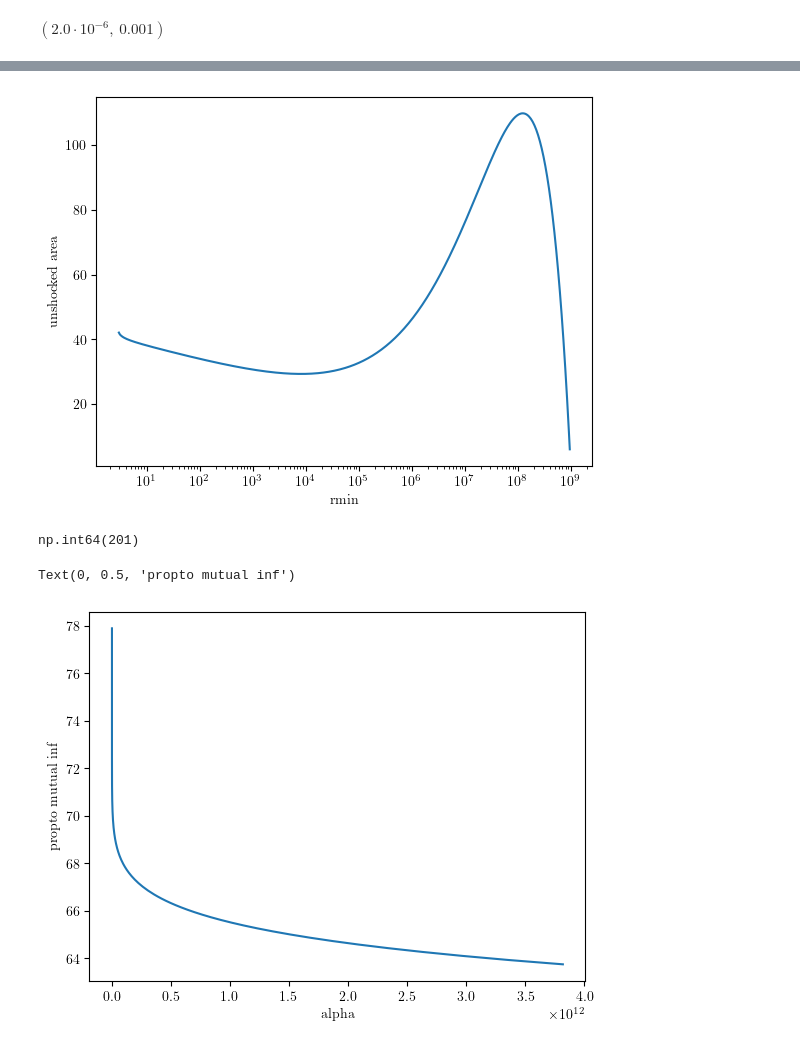
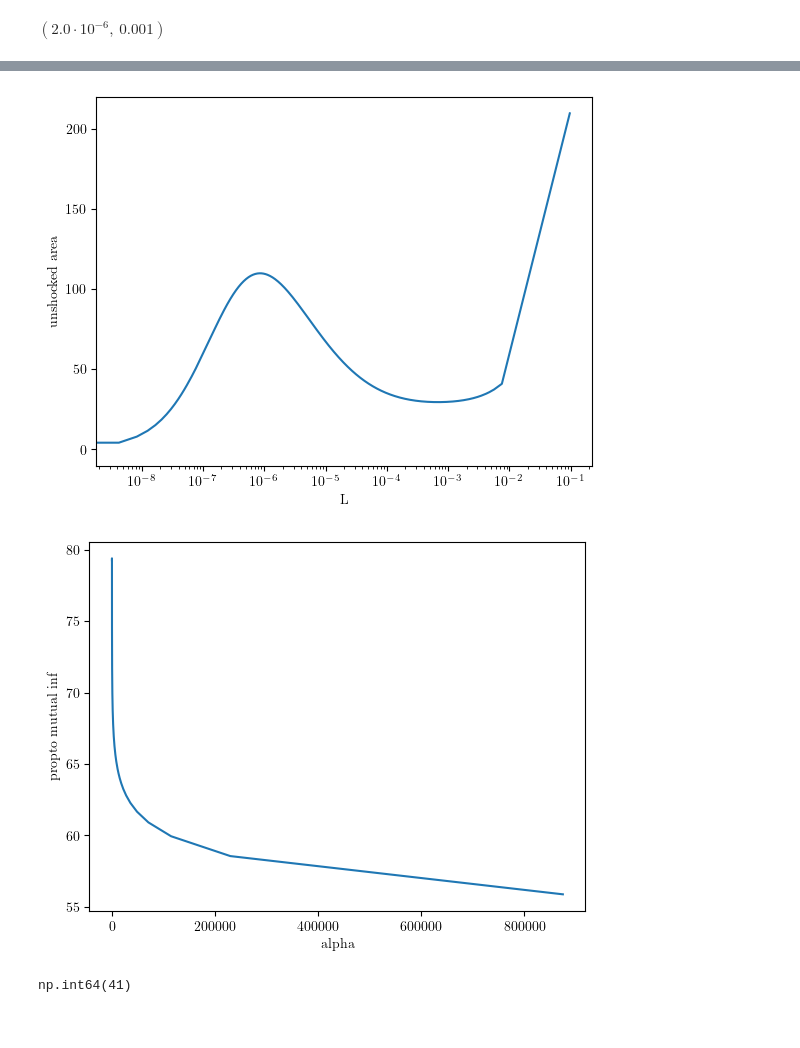
Before and after one commit to Bkorotko03/HoloProj, a Jupyter notebook: PertRNBH260128.ipynb, the cells around one changed output, grey strips where cells are left out. Saved outputs shown, nothing was run; the diff lists cells and outputs as text; code cells hidden in the pictures.

```diff
--- a/PertRNBH260128.ipynb
+++ b/PertRNBH260128.ipynb
@@ -75,8 +75,8 @@ def k3(r0grid,R):
 def alpha(r0grid,R):
     return 2*np.exp(k1(r0grid,R)+k2(r0grid,R)+k3(r0grid,R))
 # %%
-R = 3
-r0grid = np.linspace(0.1,R-0.1,num)
+R = 1900
+r0grid = np.linspace(0.001,0.999*R,num)
 alphagrid = alpha(r0grid,R)
 
 k1grid = k1(r0grid,R)
@@ -168,3 +194,16 @@ plt.show()
+# %%
+# lets relate L and rmin so we can find critical length scales later, equation 11
+def Lvsrmin(rminarr,R):
+    Larr = []
+    for rmin in rminarr:
+        rarr = np.logspace(np.log10(rmin+0.1),np.log10(rmax-1),num)
+        integ = 2*l/(rarr*np.sqrt(f(rarr,R)*((rarr/rmin)**(2*d-2))-f(rarr,R)))
+        L = np.trapezoid(integ,rarr)
+        if np.isfinite(L):
+            Larr.append(L)
+        else:
+            Larr.append(0)
+    return np.array(Larr)
 # %%
 # now lets do the areas of unshocked regions, this area functional comes from EQ 12
 # these unshocked areas are gonna be ultimately dependent on the strip width for like real params, but for now we can just punch in rmin
@@ -177,4 +216,6 @@ def unAreaInt(rminarr,R): # area for one unbroken surface
         arealist.append(area)
     return np.array(arealist)
 # %%
-rminarr = np.logspace(np.log10(R),np.log10(rmax-0.1),num)
+rminarr = np.logspace(np.log10(R+0.1),np.log10(rmax-1),num)
+# %%
+LvsrminArr = Lvsrmin(rminarr,R)
@@ -181,25 +229,24 @@ rminarr = np.logspace(np.log10(R),np.log10(rmax-0.1),num)
 # %%
 unArea = unAreaInt(rminarr,R)
 # %%
-# rememeber R = 3
-plt.plot(rminarr,unArea)
-plt.xlabel("rmin")
+plt.plot(LvsrminArr,unArea)
+plt.xlabel("L")
 plt.ylabel("unshocked area")
 plt.semilogx()
 plt.show()
 # %% [output]
-[figure, old version]
+[figure, new version]
-# %%
-np.argmin(unArea[:-10])
-# %% [output]
-np.int64(201)
 # %%
-plt.plot(alphagrid,(2*unArea[-201]-areaInt))
+plt.plot(alphagrid,(2*unArea[200]-areaInt))
 plt.xlabel("alpha")
 plt.ylabel("propto mutual inf")
+plt.show()
 # %% [output]
-Text(0, 0.5, 'propto mutual inf')
-[figure, old version]
+[figure, new version]
+# %%
+np.argmin(np.abs(2*unArea[-2]-areaInt),0)
+# %% [output]
+np.int64(41)
 # %%
 # ok i have no idea what to expect from this jawn
 # i guess we could plot like the Lcrit vs alpha in the flavor of figure 1?
```
Also changed, not shown: parts of 13 cells of this notebook.
